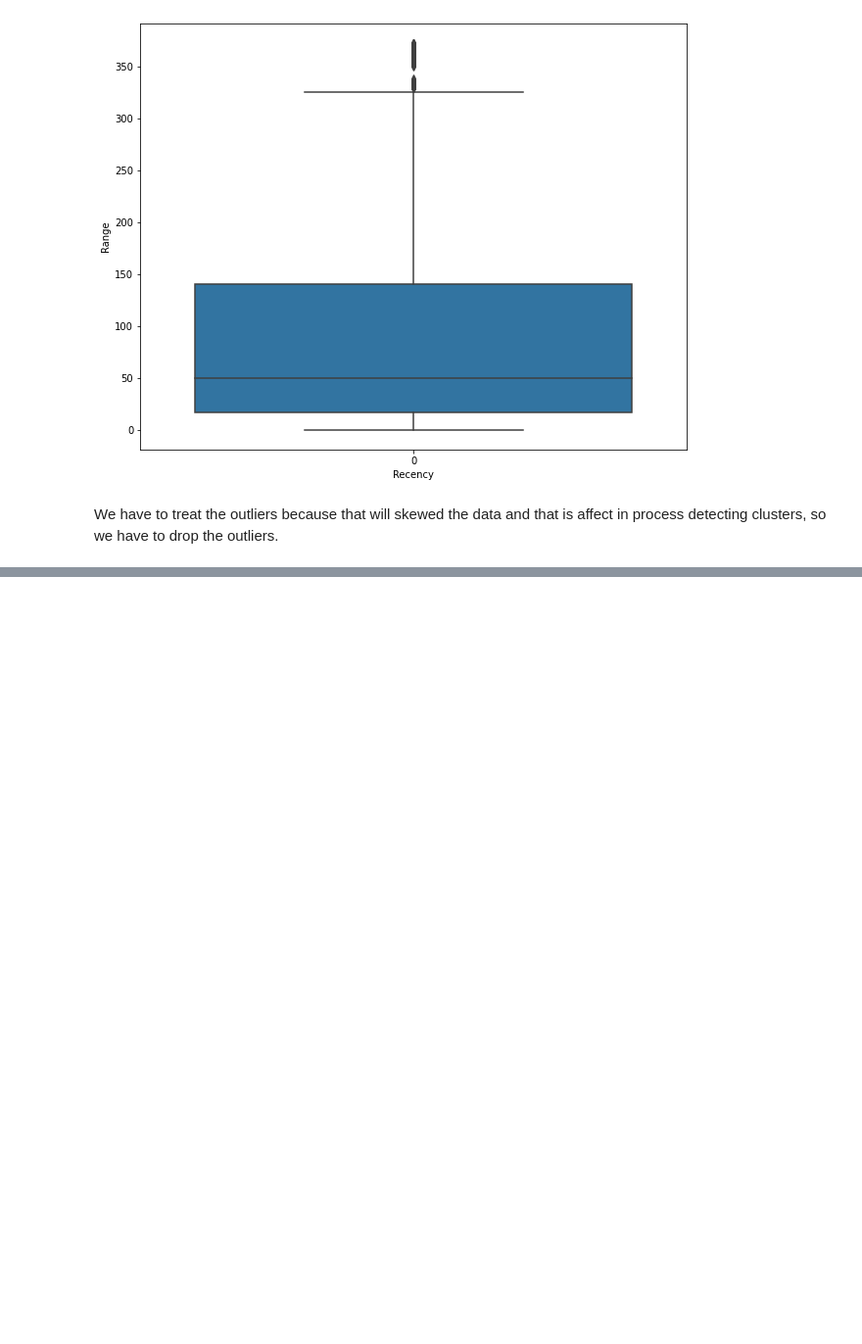
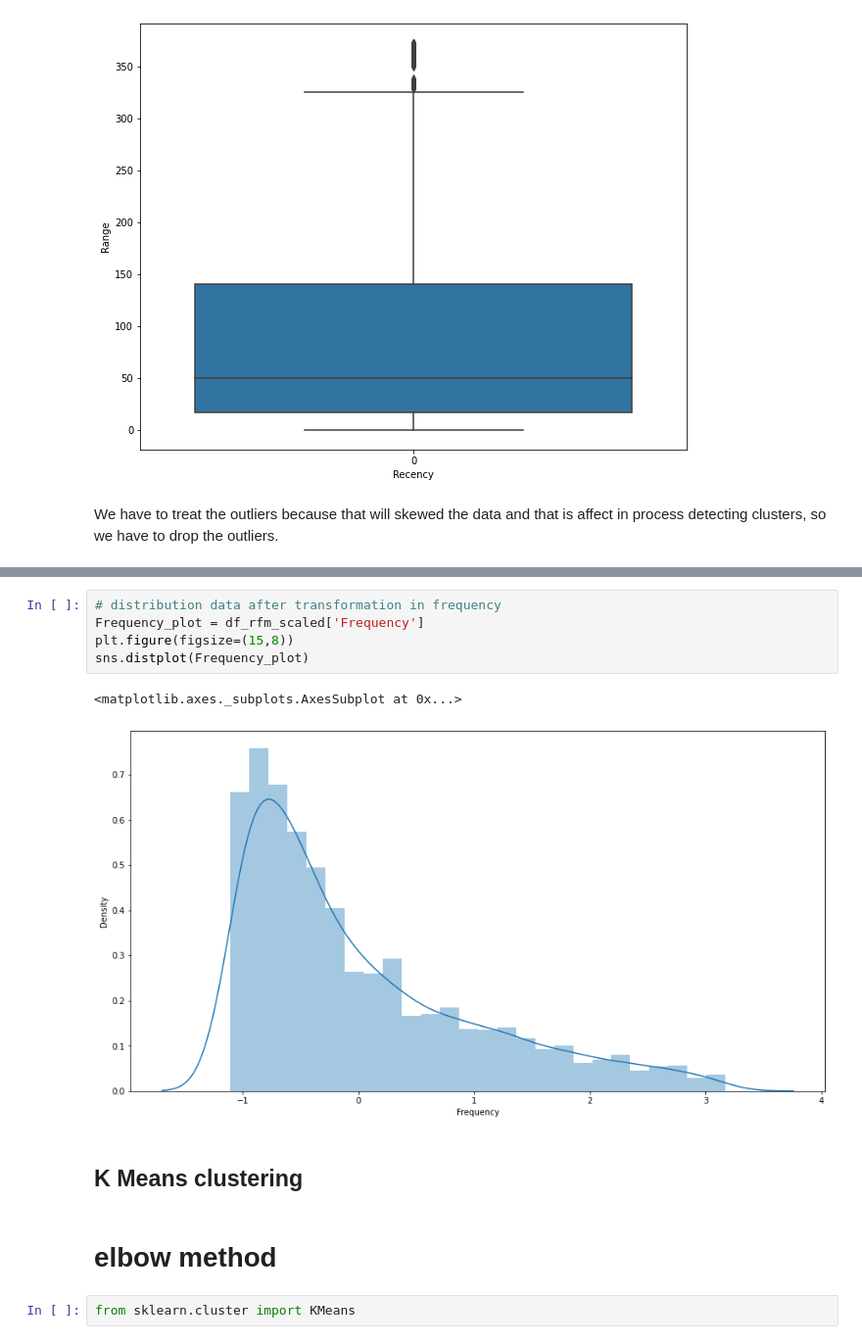
Before and after one commit to milanajudiya/Customer_Segmentation, a Jupyter notebook: Online_Retail_Customer_Segmentation.ipynb, the cells around one changed output, grey strips where cells are left out. Shown at 98% size. Saved outputs shown, nothing was run; the diff lists cells and outputs as text; blank space fills up the shorter version.

```diff
--- a/Online_Retail_Customer_Segmentation.ipynb
+++ b/Online_Retail_Customer_Segmentation.ipynb
@@ -555,0 +618,14 @@ We have to treat the outliers because that will skewed the data and that is affe
+# %%
+# distribution data after transformation in frequency
+Frequency_plot = df_rfm_scaled['Frequency']
+plt.figure(figsize=(15,8))
+sns.distplot(Frequency_plot)
+# %% [output]
+<matplotlib.axes._subplots.AxesSubplot at 0x...>
+[figure, added]
+# %% [markdown]
+## **K Means clustering**
+# %% [markdown]
+# elbow method
+# %%
+from sklearn.cluster import KMeans
```
Also changed, not shown: parts of 14 cells of this notebook.
